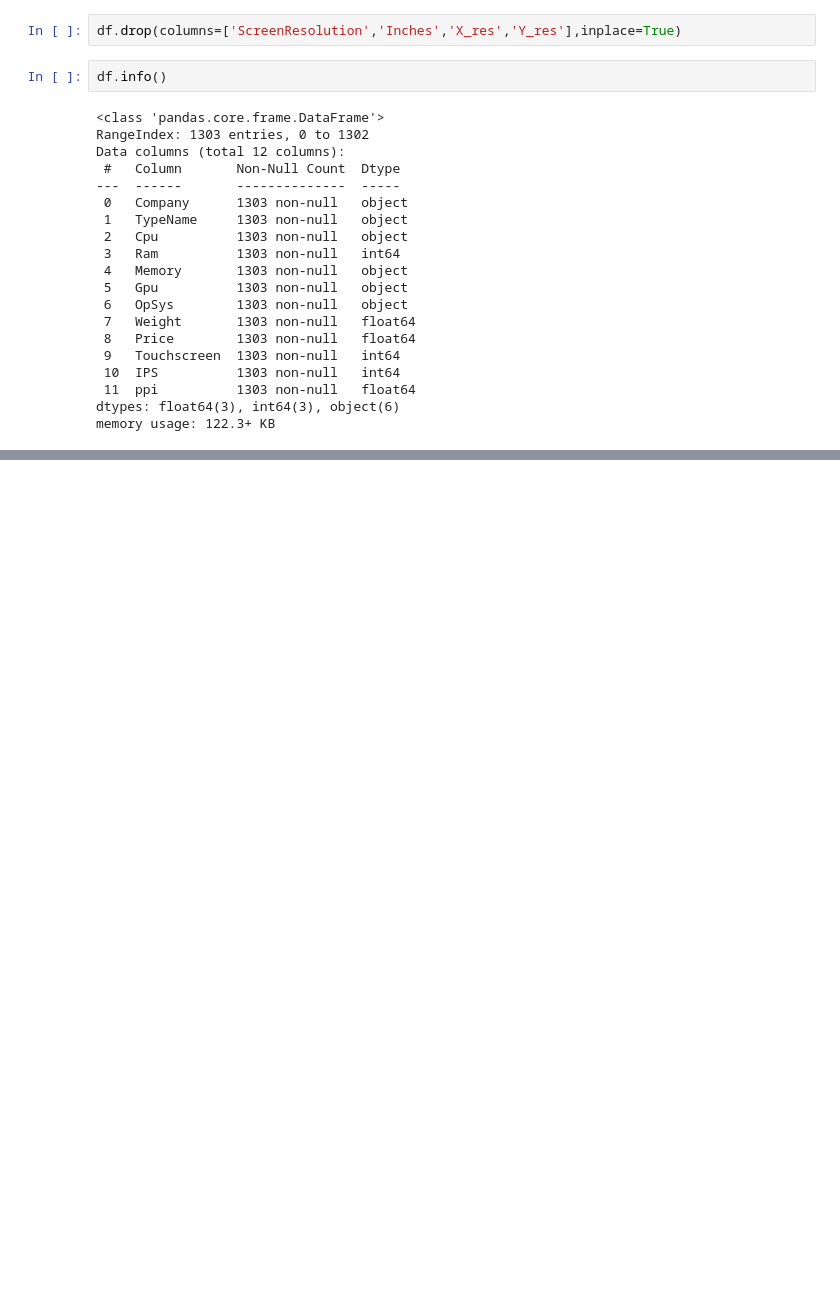
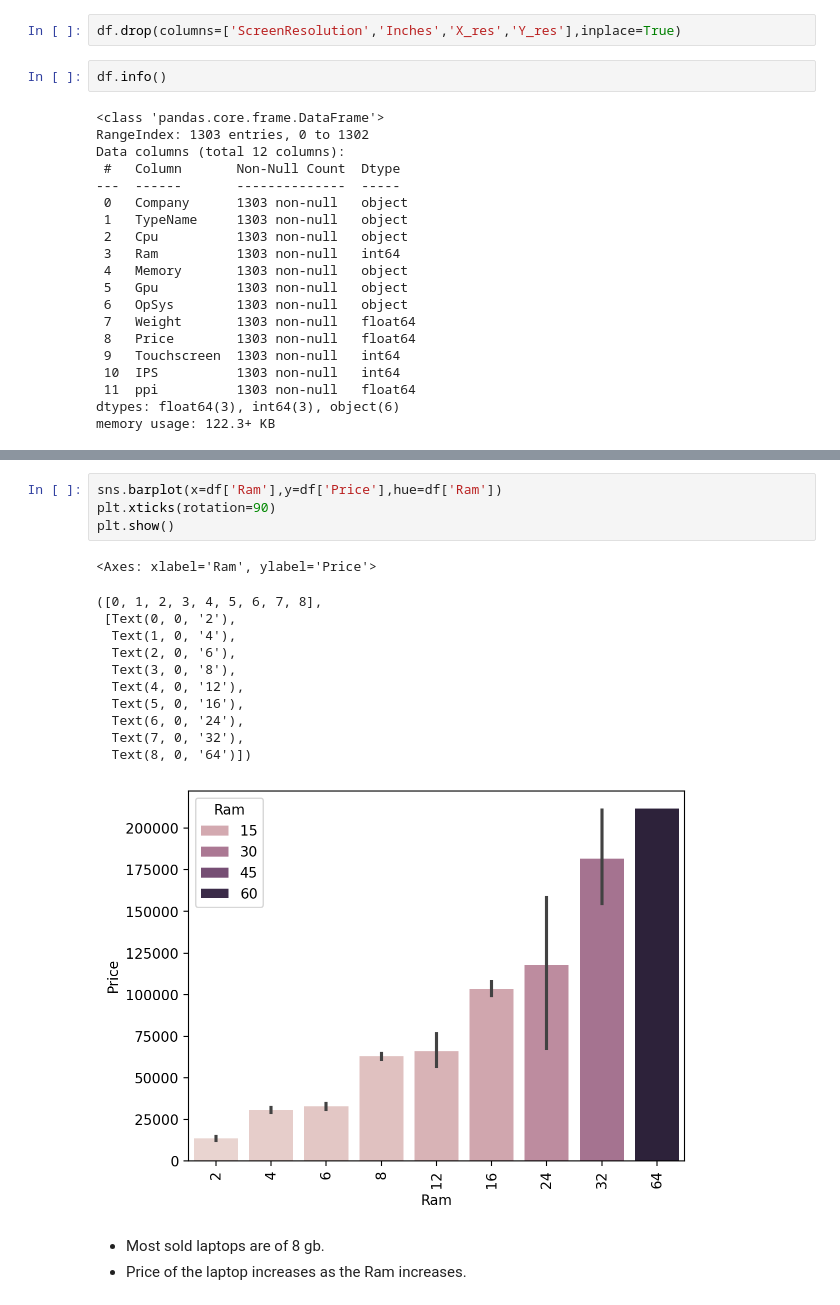
Before and after one commit to gvsreekar/Laptop-price-prediction, a Jupyter notebook: notebooks/model.ipynb, the cells around one changed output, grey strips where cells are left out. Drawn from its saved outputs; the diff is of its cells as text; blank space fills up the shorter version.

```diff
--- a/notebooks/model.ipynb
+++ b/notebooks/model.ipynb
@@ -354,0 +434,20 @@ memory usage: 122.3+ KB
+# %%
+sns.barplot(x=df['Ram'],y=df['Price'],hue=df['Ram'])
+plt.xticks(rotation=90)
+plt.show()
+# %% [output]
+<Axes: xlabel='Ram', ylabel='Price'>
+([0, 1, 2, 3, 4, 5, 6, 7, 8],
+ [Text(0, 0, '2'),
+  Text(1, 0, '4'),
+  Text(2, 0, '6'),
+  Text(3, 0, '8'),
+  Text(4, 0, '12'),
+  Text(5, 0, '16'),
+  Text(6, 0, '24'),
+  Text(7, 0, '32'),
+  Text(8, 0, '64')])
+[figure, added]
+# %% [markdown]
+* Most sold laptops are of 8 gb.
+* Price of the laptop increases as the Ram increases.
```
Also changed, not shown: parts of 43 cells of this notebook.
